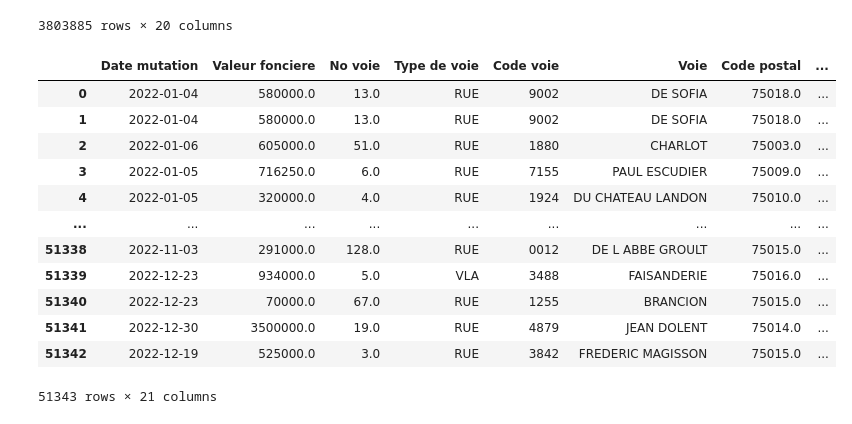
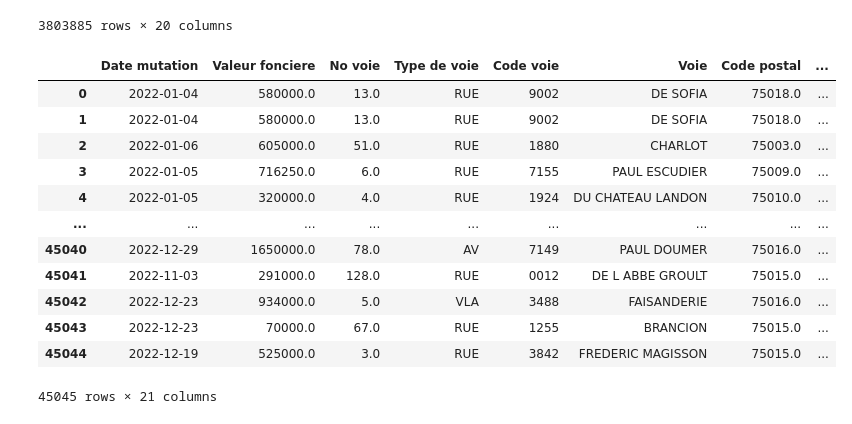
Before and after one commit to GuillaumeDorschner/Real-Estate-Analysis-France, a Jupyter notebook: data analyse/traitement-cleaning.ipynb, the cells around one changed output. Drawn from its saved outputs; the diff is of its cells as text; code cells hidden in the pictures.

```diff
--- a/data analyse/traitement-cleaning.ipynb
+++ b/data analyse/traitement-cleaning.ipynb
@@ -104,8 +107,8 @@ display(data)
 # %%
 columns = data.columns
 drop_columns =  [columns[0],columns[1],columns[2],columns[3],columns[4],columns[5],columns[6],columns[7],columns[9],columns[12],columns[17],columns[20],columns[23],columns[26],columns[27],columns[28],columns[29],columns[30],columns[31],columns[32],columns[33],columns[37],columns[41]]
-df.drop(columns = drop_columns, inplace=True, axis=1)
-display(df)
+data.drop(columns = drop_columns, inplace=True, axis=1)
+display(data)
 
 print(drop_columns)
 # %% [output]
@@ -163,21 +166,21 @@ display(data)
 # %%
 #df_prix_moy_m2_dep  = data[data['Surface reelle bati'].notnull()]
 #df_prix_moy_m2_dep = df_prix_moy_m2_dep.reset_index(drop = True)
 #display(df_prix_moy_m2_dep)
-paris = data[(data["Code departement"] == 75) & (data["Type local"] != "Dépendance")].reset_index(drop = True)
+paris = data[(data["Code departement"] == 75) & (data["Type local"] != "Dépendance") & (data["Type local"] != "Local industriel. commercial ou assimilé")].reset_index(drop = True)
 paris["Prix mètre carré"] = paris["Valeur fonciere"]/paris["Surface reelle bati"]
 display(paris)
 # %% [output]
 |  | Date mutation | Valeur fonciere | No voie | Type de voie | Code voie | Voie | Code postal | ... |
 | 0 | 2022-01-04 | 580000.0 | 13.0 | RUE | 9002 | DE SOFIA | 75018.0 | ... |
 | 1 | 2022-01-04 | 580000.0 | 13.0 | RUE | 9002 | DE SOFIA | 75018.0 | ... |
 | 2 | 2022-01-06 | 605000.0 | 51.0 | RUE | 1880 | CHARLOT | 75003.0 | ... |
 | 3 | 2022-01-05 | 716250.0 | 6.0 | RUE | 7155 | PAUL ESCUDIER | 75009.0 | ... |
 | 4 | 2022-01-05 | 320000.0 | 4.0 | RUE | 1924 | DU CHATEAU LANDON | 75010.0 | ... |
 | ... | ... | ... | ... | ... | ... | ... | ... | ... |
-| 51338 | 2022-11-03 | 291000.0 | 128.0 | RUE | 0012 | DE L ABBE GROULT | 75015.0 | ... |
-| 51339 | 2022-12-23 | 934000.0 | 5.0 | VLA | 3488 | FAISANDERIE | 75016.0 | ... |
-| 51340 | 2022-12-23 | 70000.0 | 67.0 | RUE | 1255 | BRANCION | 75015.0 | ... |
-| 51341 | 2022-12-30 | 3500000.0 | 19.0 | RUE | 4879 | JEAN DOLENT | 75014.0 | ... |
-| 51342 | 2022-12-19 | 525000.0 | 3.0 | RUE | 3842 | FREDERIC MAGISSON | 75015.0 | ... |
+| 45040 | 2022-12-29 | 1650000.0 | 78.0 | AV | 7149 | PAUL DOUMER | 75016.0 | ... |
+| 45041 | 2022-11-03 | 291000.0 | 128.0 | RUE | 0012 | DE L ABBE GROULT | 75015.0 | ... |
+| 45042 | 2022-12-23 | 934000.0 | 5.0 | VLA | 3488 | FAISANDERIE | 75016.0 | ... |
+| 45043 | 2022-12-23 | 70000.0 | 67.0 | RUE | 1255 | BRANCION | 75015.0 | ... |
+| 45044 | 2022-12-19 | 525000.0 | 3.0 | RUE | 3842 | FREDERIC MAGISSON | 75015.0 | ... |
-51343 rows × 21 columns
+45045 rows × 21 columns
```
Also changed, not shown: parts of 6 cells of this notebook, 1 other file.
